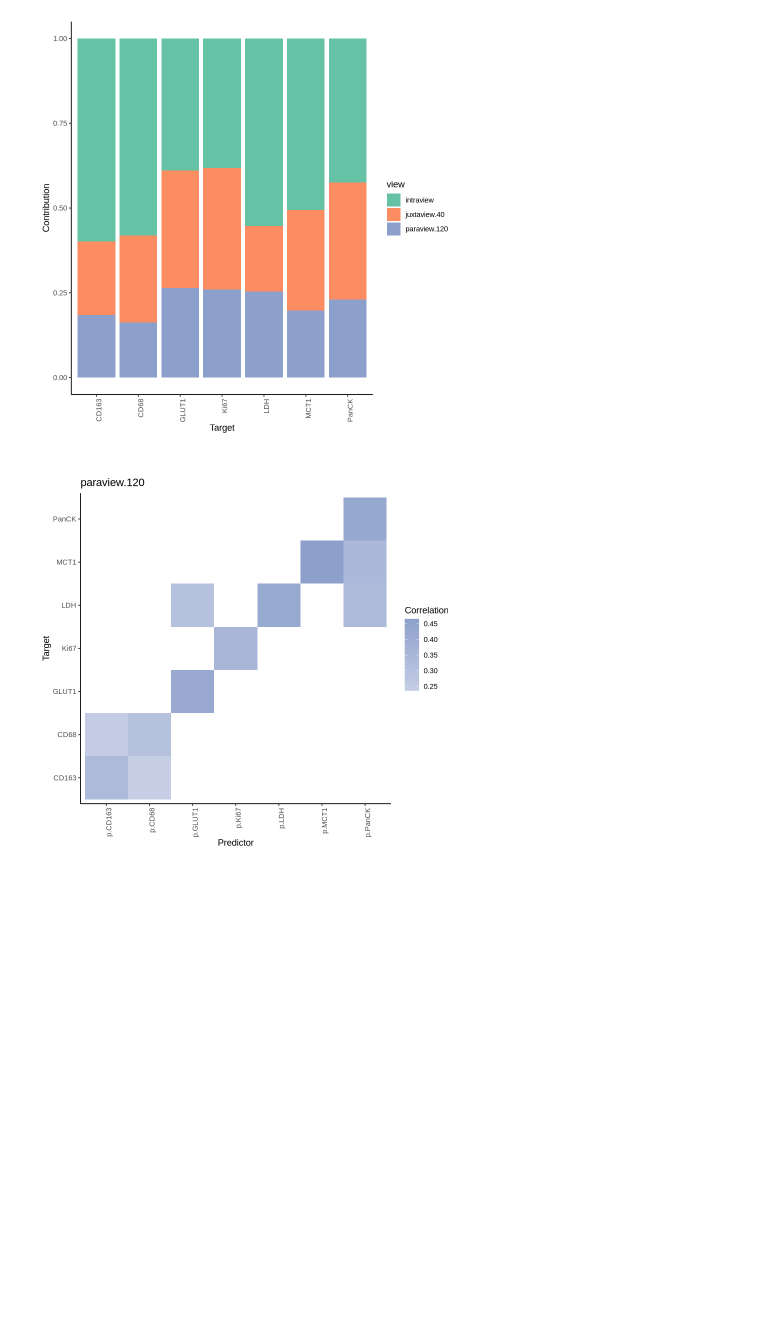
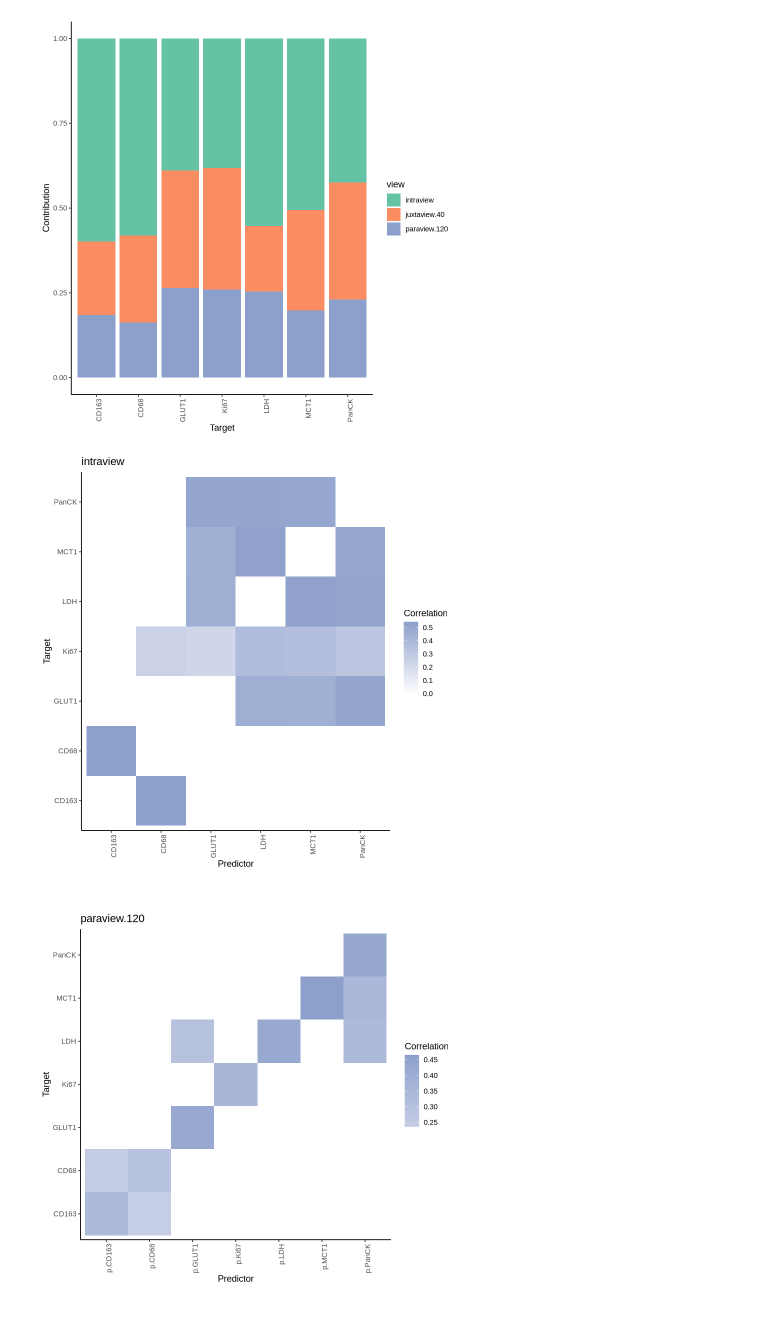
Before and after one commit to HartmannLab/MIBI-Analysis_Hamburg_CRC_TMA_2024, a Jupyter notebook: 2_ReanalysisForJenny_SpatialMacro.ipynb, the cells around one changed output. Saved outputs shown, nothing was run; the diff lists cells and outputs as text; code cells hidden in the pictures; blank space fills up the shorter version.

```diff
--- a/2_ReanalysisForJenny_SpatialMacro.ipynb
+++ b/2_ReanalysisForJenny_SpatialMacro.ipynb
@@ -189,6 +189,12 @@ Aggregating
 plot_view_contributions(tumor_results)
 # %% [output]
 [figure]
+# %%
+plot_interaction_heatmap(tumor_results, "intraview", clean = TRUE, correlation = TRUE,
+                         trim = 1, cutoff = 0.05)
+ggsave("./figures/extrafig/intraview_correlation_heatmap.pdf", width = 8, height = 6)
+# %% [output]
+[figure, added]
 # %%
 plot_interaction_heatmap(tumor_results, "paraview.120", clean = TRUE, correlation = TRUE,
                          trim = 1, cutoff = 0.05)
```
Also changed, not shown: 2 other files.
